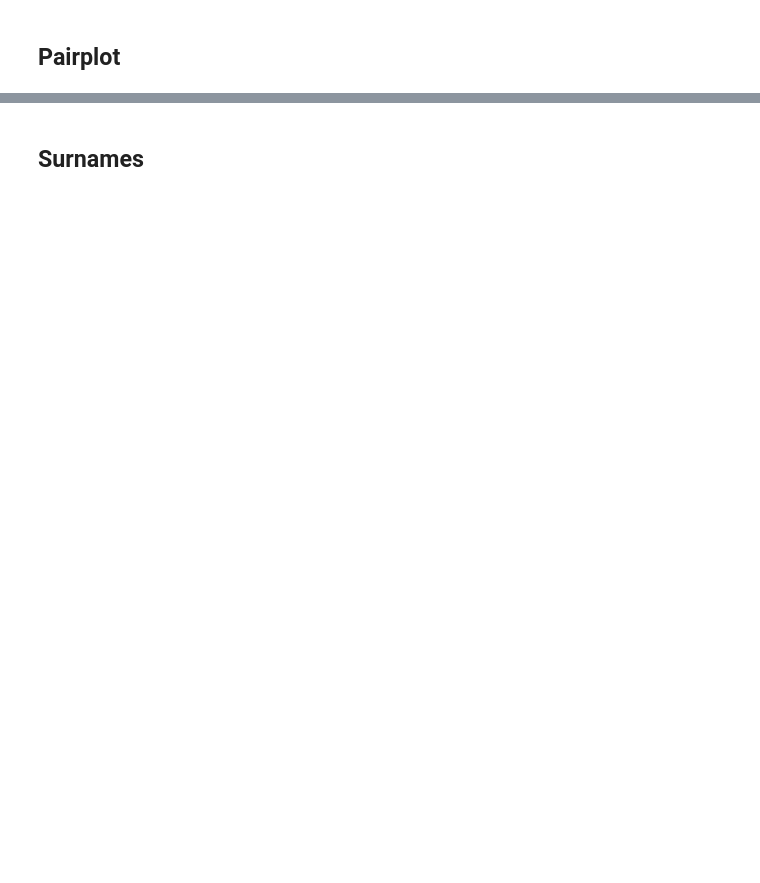
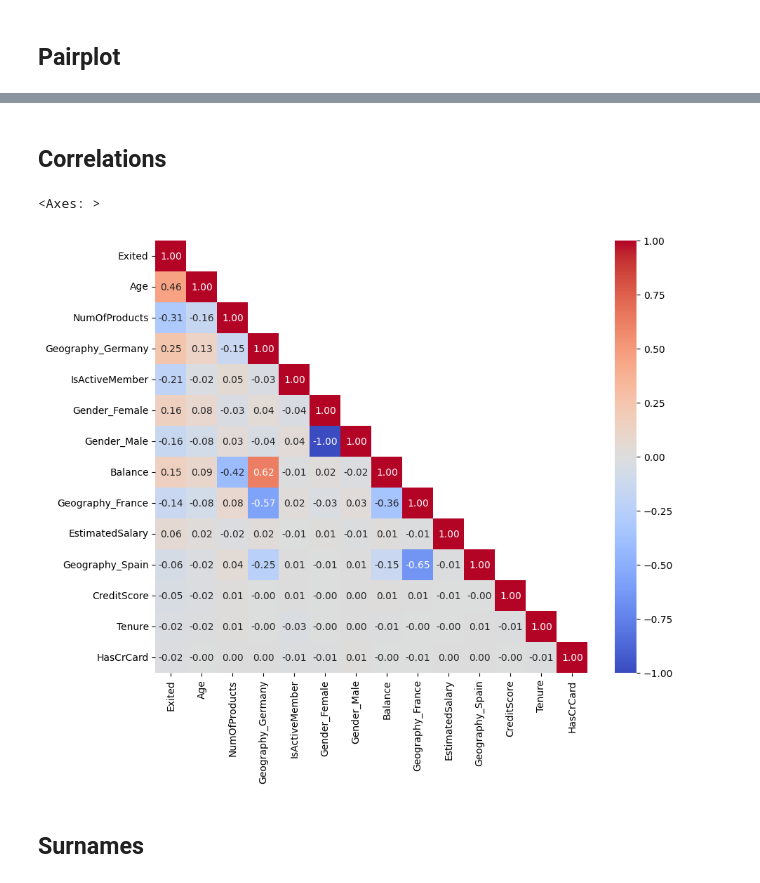
Before and after one commit to gavrilovAlikhan/ML-Practice, a Jupyter notebook: Bank Churn (MLinside)/bank_churn.ipynb, the cells around one changed output, grey strips where cells are left out. Saved outputs shown, nothing was run; the diff lists cells and outputs as text; code cells hidden in the pictures; blank space fills up the shorter version.

```diff
--- a/Bank Churn (MLinside)/bank_churn.ipynb
+++ b/Bank Churn (MLinside)/bank_churn.ipynb
@@ -131,3 +190,27 @@ fig.figure.suptitle("Pairplot of Numerical Features by Churn Status", y=1.02, fo
+# %% [markdown]
+## Correlations
+# %%
+corr_df = pd.get_dummies(
+        data=df.drop(columns=drop_columns + ["source"] + ["Surname"]),
+        columns=["Gender", "Geography"],
+    ).corr()
+sorted_columns = corr_df[TARGET].abs().sort_values(ascending=False).index.tolist()
+corr_df = corr_df.loc[sorted_columns, sorted_columns]
+corr_mask = np.triu(np.ones_like(corr_df, dtype=bool), k=1)
+
+plt.figure(figsize=(10,8))
+sns.heatmap(
+    data=corr_df,
+    mask=corr_mask,
+    annot=True,
+    fmt='.2f',
+    cmap="coolwarm",
+    square=True,
+    center=0
+)
+# %% [output]
+<Axes: >
+[figure, added]
 # %% [markdown]
 ## Surnames
 # %%
```
Also changed, not shown: parts of 26 cells of this notebook.
